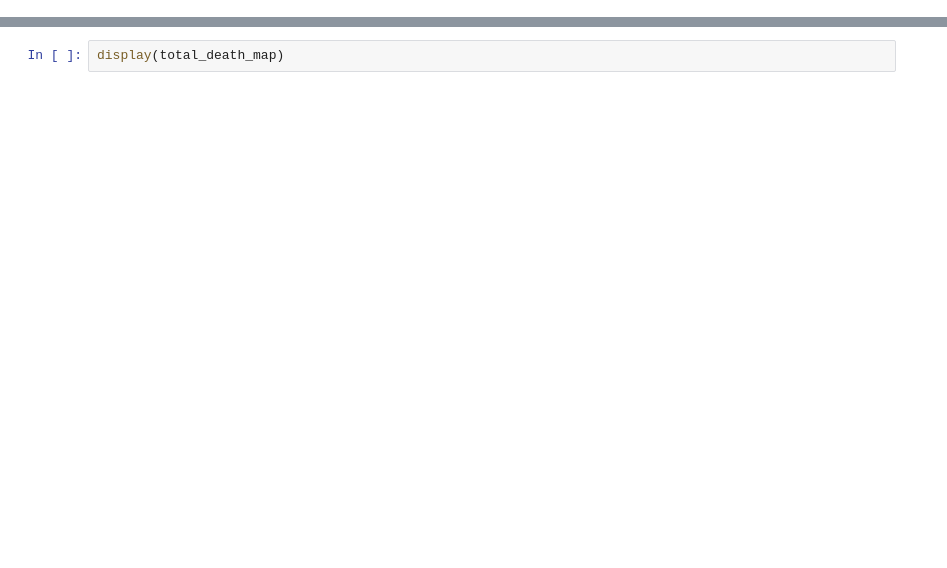
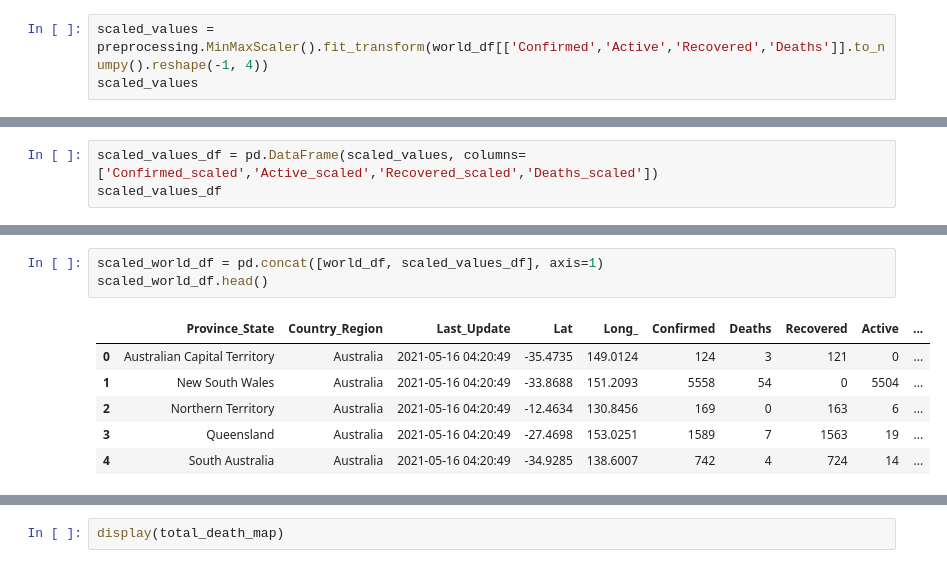
Before and after one commit to Nareshthangappa/Covid-Data-Analytics, a Jupyter notebook: corona_analysis.ipynb, the cells around one changed output, grey strips where cells are left out. Drawn from its saved outputs; the diff is of its cells as text; blank space fills up the shorter version.

```diff
--- a/corona_analysis.ipynb
+++ b/corona_analysis.ipynb
@@ -173,0 +362,3 @@ for lat,long,value, name in zip(india_df['Lat'],india_df['Long_'],india_df['Deat
+# %%
+scaled_values = preprocessing.MinMaxScaler().fit_transform(world_df[['Confirmed','Active','Recovered','Deaths']].to_numpy().reshape(-1, 4))
+scaled_values
@@ -173,0 +373,3 @@ for lat,long,value, name in zip(india_df['Lat'],india_df['Long_'],india_df['Deat
+# %%
+scaled_values_df = pd.DataFrame(scaled_values, columns= ['Confirmed_scaled','Active_scaled','Recovered_scaled','Deaths_scaled'])
+scaled_values_df
@@ -173,0 +390,10 @@ for lat,long,value, name in zip(india_df['Lat'],india_df['Long_'],india_df['Deat
+# %%
+scaled_world_df = pd.concat([world_df, scaled_values_df], axis=1)
+scaled_world_df.head()
+# %% [output]
+|  | Province_State | Country_Region | Last_Update | Lat | Long_ | Confirmed | Deaths | Recovered | Active | ... |
+| 0 | Australian Capital Territory | Australia | 2021-05-16 04:20:49 | -35.4735 | 149.0124 | 124 | 3 | 121 | 0 | ... |
+| 1 | New South Wales | Australia | 2021-05-16 04:20:49 | -33.8688 | 151.2093 | 5558 | 54 | 0 | 5504 | ... |
+| 2 | Northern Territory | Australia | 2021-05-16 04:20:49 | -12.4634 | 130.8456 | 169 | 0 | 163 | 6 | ... |
+| 3 | Queensland | Australia | 2021-05-16 04:20:49 | -27.4698 | 153.0251 | 1589 | 7 | 1563 | 19 | ... |
+| 4 | South Australia | Australia | 2021-05-16 04:20:49 | -34.9285 | 138.6007 | 742 | 4 | 724 | 14 | ... |
```
Also changed, not shown: parts of 52 cells of this notebook.
